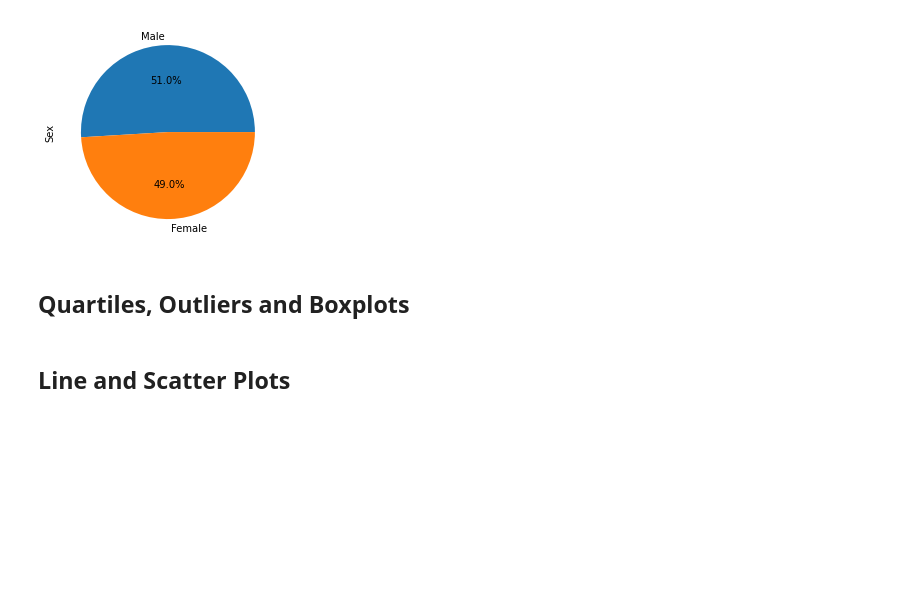
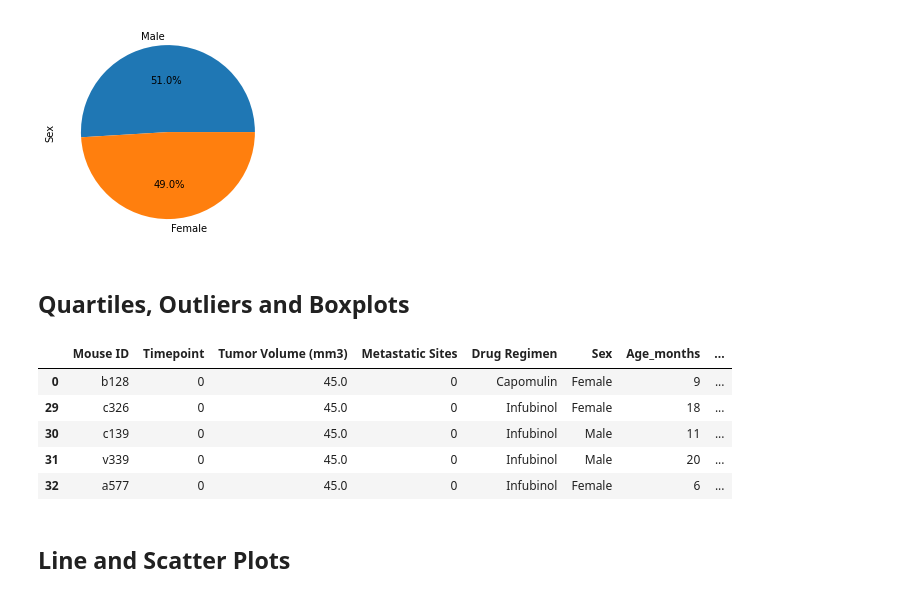
Before and after one commit to Daltonjfield/Matplotlib_homework, a Jupyter notebook: Pymaceuticals/pymaceuticals_starter.ipynb, the cells around one changed output. Drawn from its saved outputs; the diff is of its cells as text; code cells hidden in the pictures; blank space fills up the shorter version.

Commit message:
started creating a new dataframe with just the 4 selcted drug regimens

```diff
--- a/Pymaceuticals/pymaceuticals_starter.ipynb
+++ b/Pymaceuticals/pymaceuticals_starter.ipynb
@@ -156,11 +156,24 @@ Text(0, 0.5, 'Sex')
 # %%
 # Calculate the final tumor volume of each mouse across four of the treatment regimens:
 # Capomulin, Ramicane, Infubinol, and Ceftamin
+
+drug_regimens = clean_data_df[(clean_data_df['Drug Regimen'] == "Capomulin")|
+                             (clean_data_df['Drug Regimen'] == "Ramicane")|
+                             (clean_data_df['Drug Regimen'] == "Infubinol")|
+                             (clean_data_df['Drug Regimen'] == "Ceftamin")]
+drug_regimens.head()
 
 # Start by getting the last (greatest) timepoint for each mouse
 
 
 # Merge this group df with the original dataframe to get the tumor volume at the last timepoint
+# %% [output]
+|  | Mouse ID | Timepoint | Tumor Volume (mm3) | Metastatic Sites | Drug Regimen | Sex | Age_months | ... |
+| 0 | b128 | 0 | 45.0 | 0 | Capomulin | Female | 9 | ... |
+| 29 | c326 | 0 | 45.0 | 0 | Infubinol | Female | 18 | ... |
+| 30 | c139 | 0 | 45.0 | 0 | Infubinol | Male | 11 | ... |
+| 31 | v339 | 0 | 45.0 | 0 | Infubinol | Male | 20 | ... |
+| 32 | a577 | 0 | 45.0 | 0 | Infubinol | Female | 6 | ... |
 # %%
 # Put treatments into a list for for loop (and later for plot labels)
 
```
